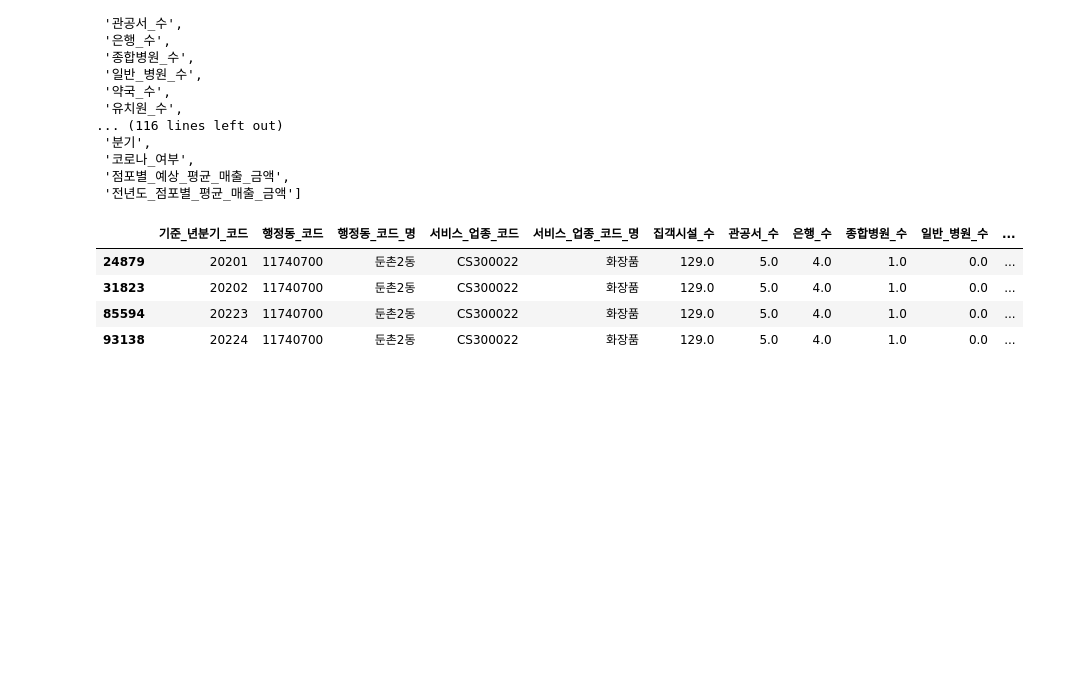
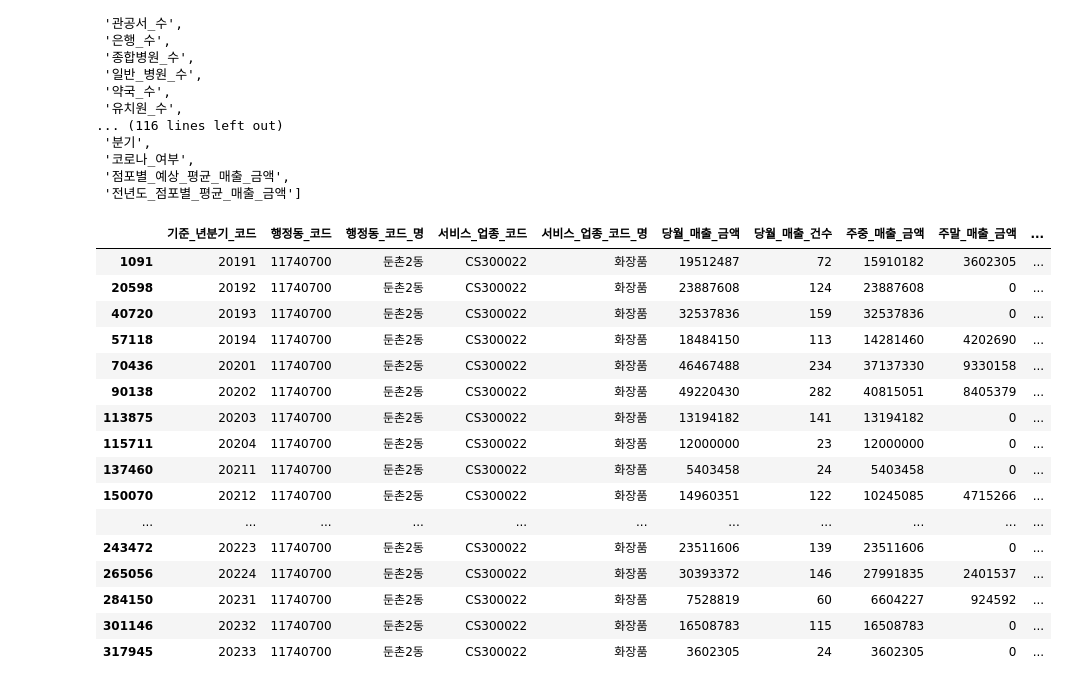
Before and after one commit to KT-AIvle-4th-Big-Project-Team2/SAI, a Jupyter notebook: Modeling/data cleansing_행정동.ipynb, the cells around one changed output. Drawn from its saved outputs; the diff is of its cells as text; code cells hidden in the pictures; blank space fills up the shorter version.

```diff
--- a/Modeling/data cleansing_행정동.ipynb
+++ b/Modeling/data cleansing_행정동.ipynb
@@ -1189,10 +1190,22 @@ predict.columns.to_list()
  '점포별_예상_평균_매출_금액',
  '전년도_점포별_평균_매출_금액']
 # %%
-predict[(predict['행정동_코드_명'] == '둔촌2동') & (predict['서비스_업종_코드_명'] == '화장품')]
+df_추정매출[(df_추정매출['행정동_코드_명'] == '둔촌2동') & (df_추정매출['서비스_업종_코드_명'] == '화장품')]
 # %% [output]
-|  | 기준_년분기_코드 | 행정동_코드 | 행정동_코드_명 | 서비스_업종_코드 | 서비스_업종_코드_명 | 집객시설_수 | 관공서_수 | 은행_수 | 종합병원_수 | 일반_병원_수 | ... |
-| 24879 | 20201 | 11740700 | 둔촌2동 | CS300022 | 화장품 | 129.0 | 5.0 | 4.0 | 1.0 | 0.0 | ... |
-| 31823 | 20202 | 11740700 | 둔촌2동 | CS300022 | 화장품 | 129.0 | 5.0 | 4.0 | 1.0 | 0.0 | ... |
-| 85594 | 20223 | 11740700 | 둔촌2동 | CS300022 | 화장품 | 129.0 | 5.0 | 4.0 | 1.0 | 0.0 | ... |
-| 93138 | 20224 | 11740700 | 둔촌2동 | CS300022 | 화장품 | 129.0 | 5.0 | 4.0 | 1.0 | 0.0 | ... |
+|  | 기준_년분기_코드 | 행정동_코드 | 행정동_코드_명 | 서비스_업종_코드 | 서비스_업종_코드_명 | 당월_매출_금액 | 당월_매출_건수 | 주중_매출_금액 | 주말_매출_금액 | ... |
+| 1091 | 20191 | 11740700 | 둔촌2동 | CS300022 | 화장품 | 19512487 | 72 | 15910182 | 3602305 | ... |
+| 20598 | 20192 | 11740700 | 둔촌2동 | CS300022 | 화장품 | 23887608 | 124 | 23887608 | 0 | ... |
+| 40720 | 20193 | 11740700 | 둔촌2동 | CS300022 | 화장품 | 32537836 | 159 | 32537836 | 0 | ... |
+| 57118 | 20194 | 11740700 | 둔촌2동 | CS300022 | 화장품 | 18484150 | 113 | 14281460 | 4202690 | ... |
+| 70436 | 20201 | 11740700 | 둔촌2동 | CS300022 | 화장품 | 46467488 | 234 | 37137330 | 9330158 | ... |
+| 90138 | 20202 | 11740700 | 둔촌2동 | CS300022 | 화장품 | 49220430 | 282 | 40815051 | 8405379 | ... |
+| 113875 | 20203 | 11740700 | 둔촌2동 | CS300022 | 화장품 | 13194182 | 141 | 13194182 | 0 | ... |
+| 115711 | 20204 | 11740700 | 둔촌2동 | CS300022 | 화장품 | 12000000 | 23 | 12000000 | 0 | ... |
+| 137460 | 20211 | 11740700 | 둔촌2동 | CS300022 | 화장품 | 5403458 | 24 | 5403458 | 0 | ... |
+| 150070 | 20212 | 11740700 | 둔촌2동 | CS300022 | 화장품 | 14960351 | 122 | 10245085 | 4715266 | ... |
+| ... | ... | ... | ... | ... | ... | ... | ... | ... | ... | ... |
+| 243472 | 20223 | 11740700 | 둔촌2동 | CS300022 | 화장품 | 23511606 | 139 | 23511606 | 0 | ... |
+| 265056 | 20224 | 11740700 | 둔촌2동 | CS300022 | 화장품 | 30393372 | 146 | 27991835 | 2401537 | ... |
+| 284150 | 20231 | 11740700 | 둔촌2동 | CS300022 | 화장품 | 7528819 | 60 | 6604227 | 924592 | ... |
+| 301146 | 20232 | 11740700 | 둔촌2동 | CS300022 | 화장품 | 16508783 | 115 | 16508783 | 0 | ... |
+| 317945 | 20233 | 11740700 | 둔촌2동 | CS300022 | 화장품 | 3602305 | 24 | 3602305 | 0 | ... |
```
Also changed, not shown: parts of 1 cell of this notebook, 1 other file.
